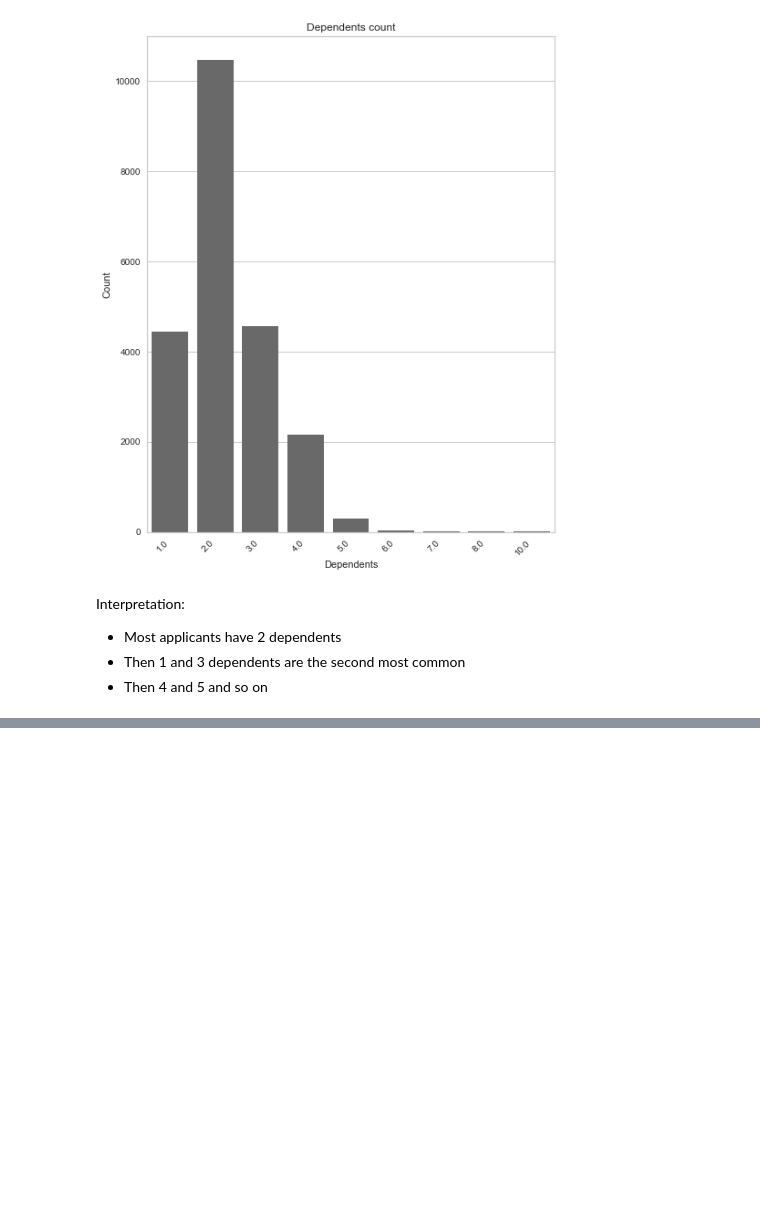
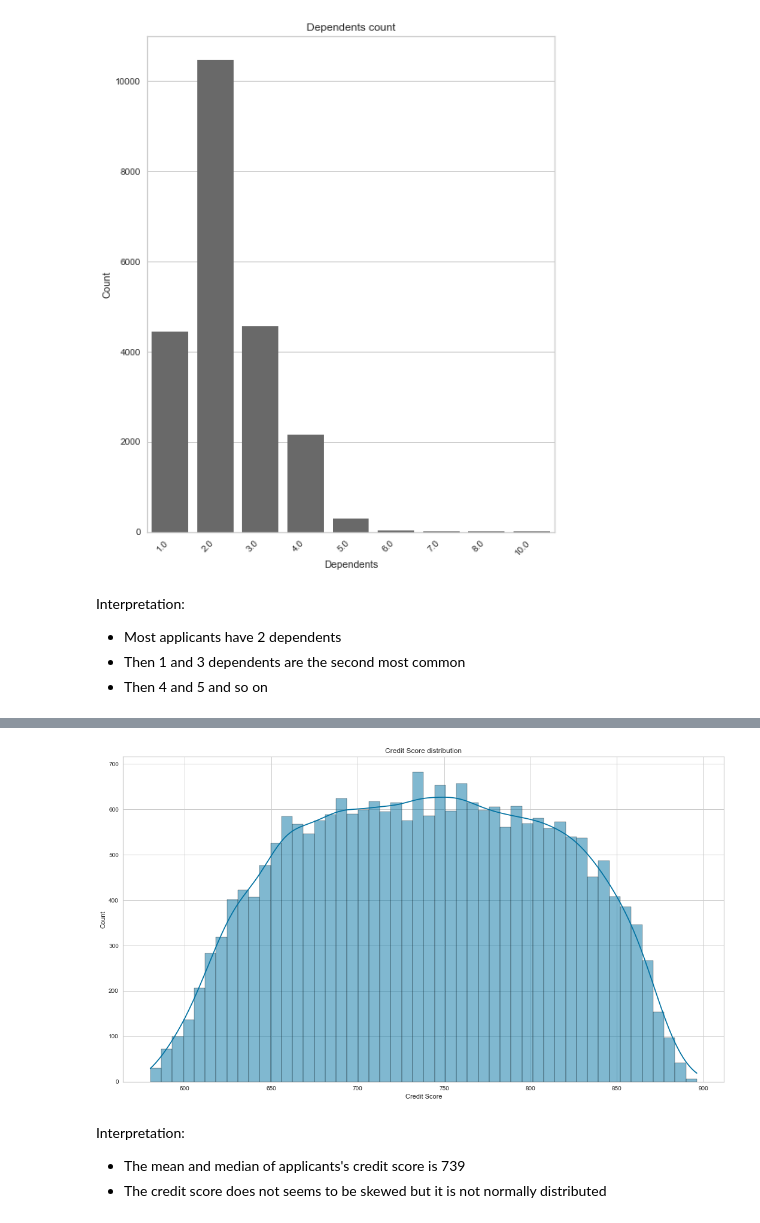
Before and after one commit to semasuka/Loan-amount-prediction-regression, a Jupyter notebook: Loan_amount_prediction.ipynb, the cells around one changed output, grey strips where cells are left out. Saved outputs shown, nothing was run; the diff lists cells and outputs as text; code cells hidden in the pictures; blank space fills up the shorter version.

```diff
--- a/Loan_amount_prediction.ipynb
+++ b/Loan_amount_prediction.ipynb
@@ -644,0 +657,8 @@ Interpretation:
+# %%
+create_hist_plot(loan_amt_train_copy, 'Credit Score')
+# %% [output]
+[figure, added]
+# %% [markdown]
+Interpretation:
+- The mean and median of applicants's credit score is 739
+- The credit score does not seems to be skewed but it is not normally distributed
```
Also changed, not shown: parts of 6 cells of this notebook.
